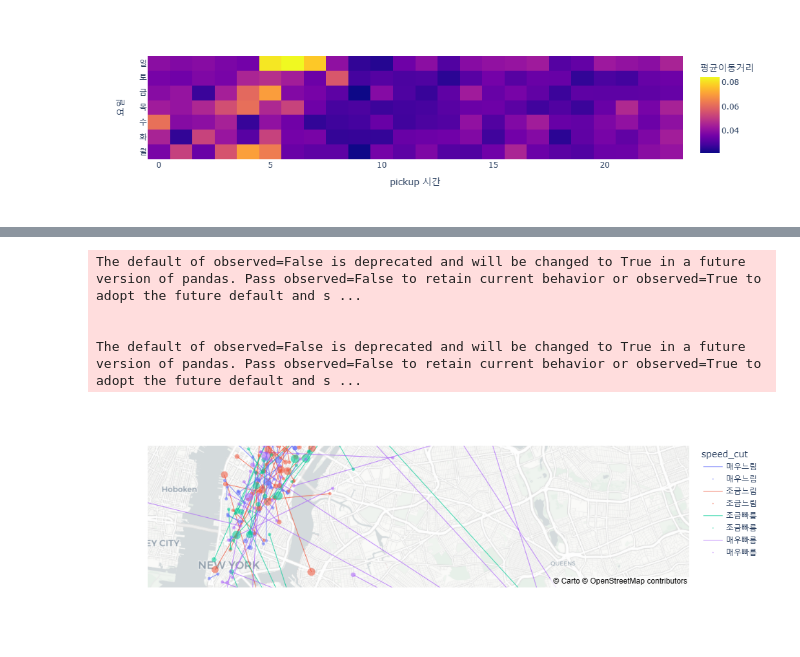
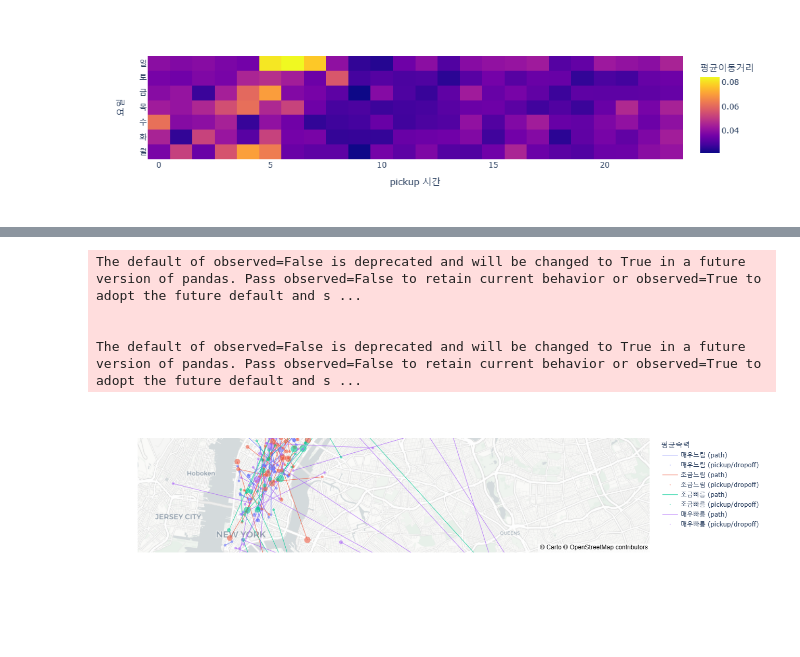
Before and after one commit to chae0930/dash, a Jupyter notebook: Untitled.ipynb, the cells around one changed output, grey strips where cells are left out. Saved outputs shown, nothing was run; the diff lists cells and outputs as text; code cells hidden in the pictures; blank space fills up the shorter version.

```diff
--- a/Untitled.ipynb
+++ b/Untitled.ipynb
@@ -91,43 +91,56 @@ df_small2.head()
 | 3 | id3667993 | B | 1 | N | 486 | 6.186209 | 0.023482 | ... |
 | 4 | id2002463 | B | 1 | N | 501 | 6.216606 | 0.012256 | ... |
 # %%
-tidydata = df_small2.assign(
+tidydata3 = df_small2.assign(
     speed_cut = pd.qcut(df_small2.speed,4,labels=['매우느림','조금느림','조금빠름','매우빠름'])
 ).sort_values('speed_cut')
-fig = px.line_mapbox(
-    data_frame=tidydata,
+fig3 = px.line_mapbox(
+    data_frame=tidydata3,
     lat = 'latitude',
     lon = 'longitude',
     line_group = 'id',
     color = 'speed_cut',
     center = {'lat':40.7322, 'lon':-73.9052},
     #---#
     mapbox_style = 'carto-positron',
     zoom=11
 )
-scatter_data = px.scatter_mapbox(
-    data_frame=tidydata,
+scatter_data3 = px.scatter_mapbox(
+    data_frame=tidydata3,
     lat = 'latitude',
     lon = 'longitude',
     size = 'passenger_count',
     size_max = 10,
     color = 'speed_cut',
     #---#
     mapbox_style = 'carto-positron',
     zoom=11
 ).data
-for sd in scatter_data:
-    fig.add_trace(sd)
-fig.update_traces(
+for sd in scatter_data3:
+    fig3.add_trace(sd)
+
+for i in range(150):
+    if fig3.data[i].mode == 'lines':
+        fig3.data[i].name= f'{fig3.data[i].name} (path)'
+    elif fig3.data[i].mode == 'markers':
+        fig3.data[i].name=f'{fig3.data[i].name} (pickup/dropoff)'
+
+fig3.update_traces(
     line={
         'width':1
     },
     opacity=0.8
 )
-fig.show(config={'scrollZoom':False})
+
+layout3={
+    'legend':{'title':'평균속력'}
+}
+
+fig3.update_layout(layout3)
+fig3.show(config={'scrollZoom':False})
 # %% [output]
 The default of observed=False is deprecated and will be changed to True in a future version of pandas. Pass observed=False to retain current behavior or observed=True to adopt the future default and s ...
 
 
 The default of observed=False is deprecated and will be changed to True in a future version of pandas. Pass observed=False to retain current behavior or observed=True to adopt the future default and s ...
-[figure, old version]
+[figure, new version]
```
Also changed, not shown: parts of 2 cells of this notebook, 2 other files.
